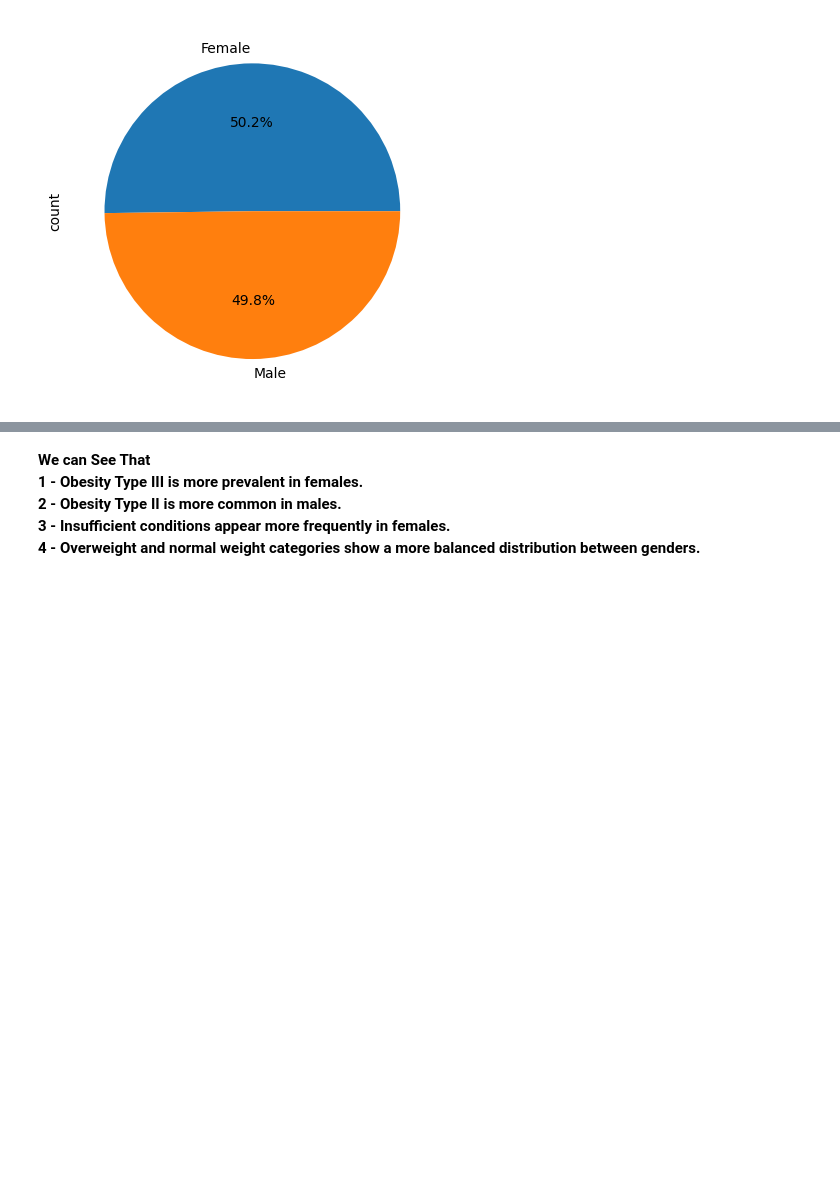
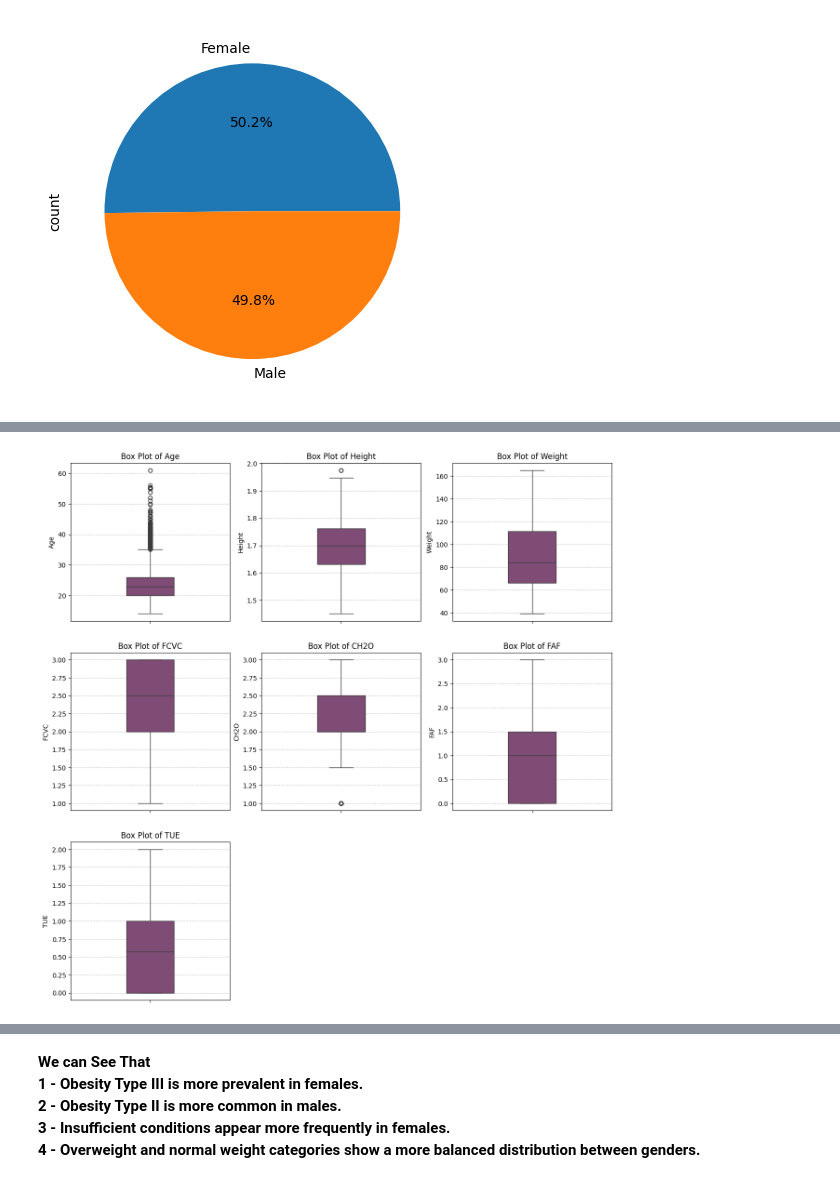
Before and after one commit to ali2yman/ML-Project-Obesity-Risk, a Jupyter notebook: notebooks/code.ipynb, the cells around one changed output, grey strips where cells are left out. Drawn from its saved outputs; the diff is of its cells as text; code cells hidden in the pictures; blank space fills up the shorter version.

```diff
--- a/notebooks/code.ipynb
+++ b/notebooks/code.ipynb
@@ -191,0 +215,29 @@ plt.show()
+# %%
+# Making Box plots to identify outliers
+
+# List of columns for box plots
+columns_box = ['Age', 'Height', 'Weight', 'FCVC', 'CH2O', 'FAF', 'TUE']
+
+# Determine the grid size dynamically
+num_cols = len(columns_box)
+rows = math.ceil(num_cols / 3)  # 3 columns per row
+
+# Set up the figure
+fig, axes = plt.subplots(nrows=rows, ncols=3, figsize=(15, rows * 5))
+axes = axes.flatten()  # Flatten axes for easy iteration
+
+# Create box plots using Seaborn
+for i, col in enumerate(columns_box):
+    sns.boxplot(y=df[col], ax=axes[i], color='#87447B', width=0.3)
+    axes[i].set_title(f"Box Plot of {col}", fontsize=12)
+    axes[i].grid(axis='y', linestyle='--', alpha=0.7)           # Add grid for better readability
+
+# Hide empty subplots if any
+for j in range(i + 1, len(axes)):
+    fig.delaxes(axes[j])
+
+# Adjust layout for better spacing
+plt.subplots_adjust()
+plt.show()
+# %% [output]
+[figure, added]
```
Also changed, not shown: parts of 28 cells of this notebook.
